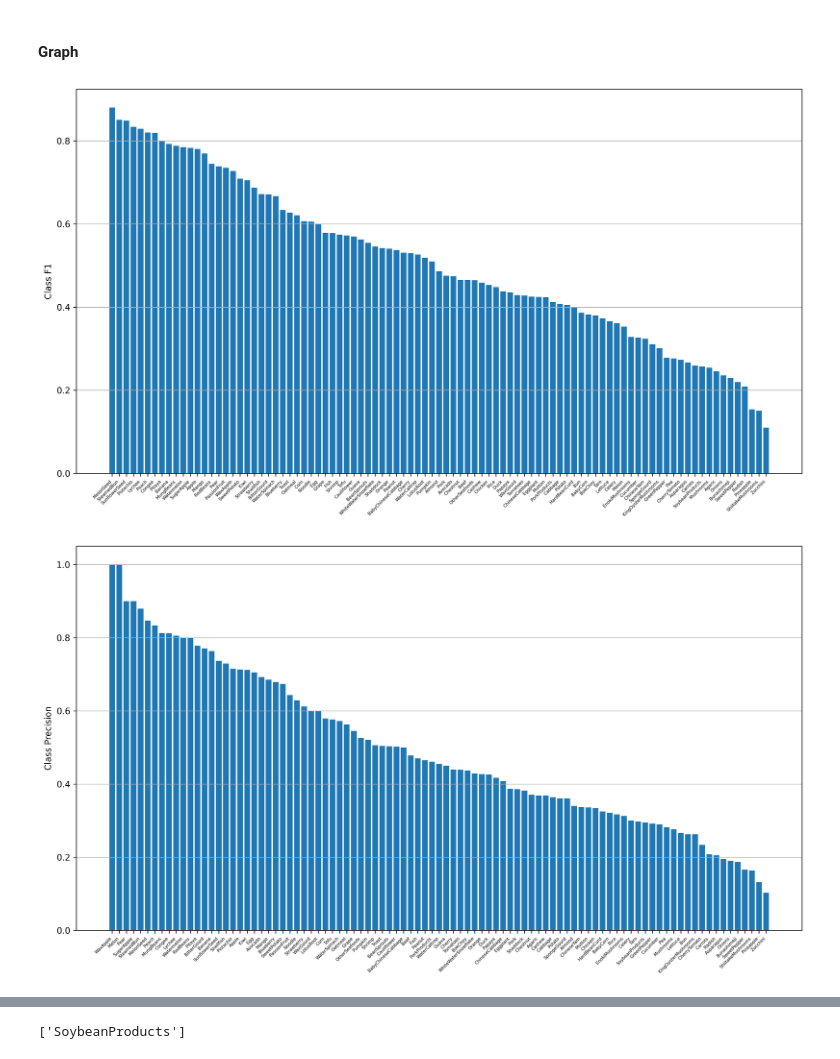
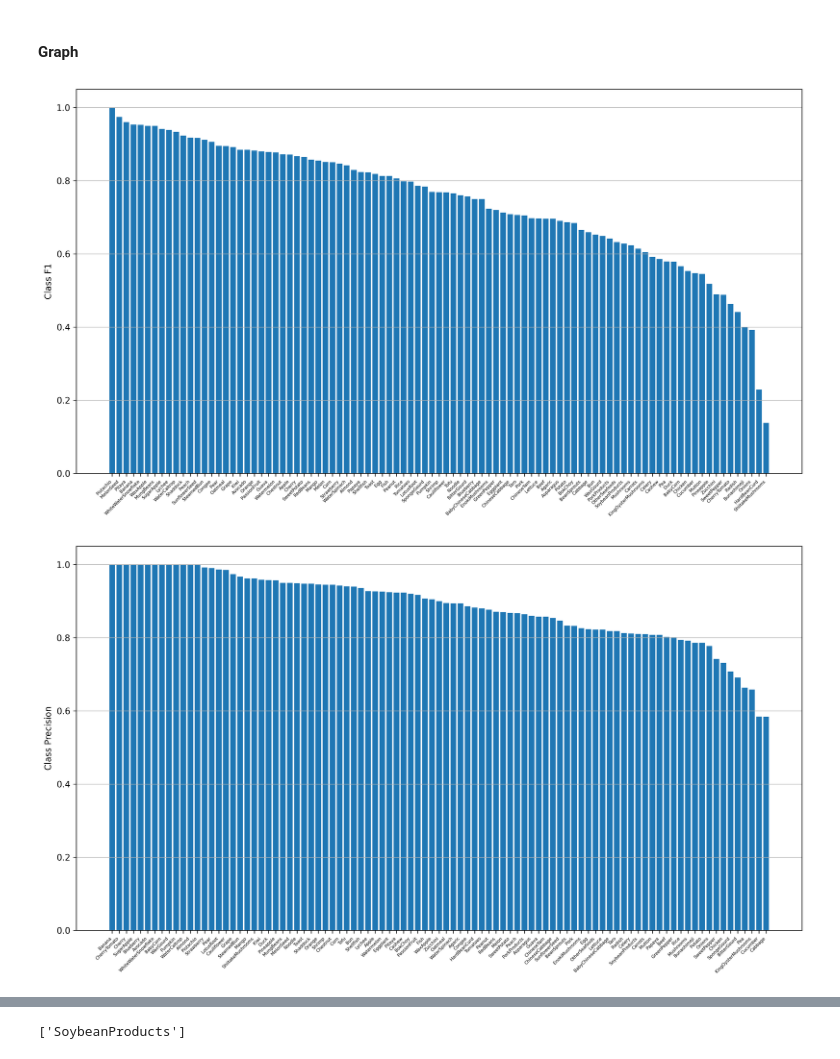
Before and after one commit to BEN425/Food93ClassificationModel, a Jupyter notebook: FoodImageCode/test.ipynb, the cells around one changed output, grey strips where cells are left out. Saved outputs shown, nothing was run; the diff lists cells and outputs as text; code cells hidden in the pictures.

```diff
--- a/FoodImageCode/test.ipynb
+++ b/FoodImageCode/test.ipynb
@@ -72,24 +72,27 @@ class_en_ch = [i.split() for i in lines]
 # %%
 # Load model
 def load_model(cp_path: str) :
-    cp = torch.load(cp_path, map_location=device)
+
+    cp = torch.load(cp_path, map_location="cpu")
+
     model = ModifiedResNet(3, 64, cfg["MODEL"]["CATEGORY_NUM"])
     model.load_state_dict(cp["model"])
     model.to(device)
     model.eval()
     return model
 
-# checkpoint1 = "/home/msoc/ben_aifood/FoodImageCode/Results/checkpoints/5_17_single_alpha_25/5_17_ModifiedResNet50_93_epoch_29.pth.tar"
+checkpoint1 = "/home/msoc/ben_aifood/FoodImageCode/Results/checkpoints/3_21_focal_adam/3_21_ModifiedResNet50_93_epoch_29.pth.tar"
 # checkpoint1 = "6_5_ModifiedResNet50_93_epoch_25_original.pth.tar"
-# checkpoint2 = "/home/msoc/ben/FoodImageCode/Results/checkpoints/4_2_new_focal1/4_2_ModifiedResNet50_93_epoch_29.pth.tar"
-# checkpoint3 = "/home/msoc/ben_aifood/FoodImageCode/Results/checkpoints/7_31_aisingle_multi_8_1_ModifiedResNet50_93_epoch_13.pth.tar"
-checkpoint3 = "/home/msoc/ben_aifood/FoodImageCode/Results/checkpoints/7_31_aisingle_multi_8_1_ModifiedResNet50_93_epoch_13.pth.tar"
-# checkpoint4 = "/home/msoc/ben_aifood/FoodImageCode/Results/checkpoints/7_24_aisingle/7_25_ModifiedResNet50_93_epoch_14.pth.tar"
-# checkpoint5 = "/home/msoc/ben_aifood/FoodImageCode/Results/checkpoints/3_21_focal_adam/3_21_ModifiedResNet50_93_epoch_29.pth.tar"
+# checkpoint2 = "/home/msoc/ben_aifood/FoodImageCode/Results/checkpoints/7_24_aisingle/7_25_ModifiedResNet50_93_epoch_29.pth.tar"
+# checkpoint3 = "/home/msoc/ben_aifood/FoodImageCode/Results/checkpoints/8_3_ModifiedResNet50_93_epoch_9_focal25.pth.tar"
+# checkpoint3 = "/home/msoc/ben_aifood/FoodImageCode/Results/checkpoints/8_4_ModifiedResNet50_93_epoch_11_focal50.pth.tar"
+# checkpoint3 = "/home/msoc/ben_aifood/FoodImageCode/Results/checkpoints/8_4_ModifiedResNet50_93_epoch_14_focal75.pth.tar"
+# checkpoint4 = "/home/msoc/ben_aifood/FoodImageCode/Results/checkpoints/8_11_aisingle/8_12_ModifiedResNet50_93_epoch_9.pth.tar"
+# checkpoint5 = "/home/msoc/ben_aifood/FoodImageCode/Results/checkpoints/8_11_ModifiedResNet50_93_epoch_15_focal30.pth.tar"
 
-# model1 = load_model(checkpoint1)
-# model2 = load_model(checkpoint2)
-model1 = load_model(checkpoint3)
+model1 = load_model(checkpoint1)
+# model1 = load_model(checkpoint2)
+# model1 = load_model(checkpoint3)
 # model1 = load_model(checkpoint4)
 # model1 = load_model(checkpoint5)
 console.print(model1)
@@ -120,7 +123,7 @@ database_path  = cfg["DATA_BASE_DIR"]
 all_csv_path   = cfg["ALL_CSV_DIR"]
 train_csv_path = cfg["TRAIN_CSV_DIR"]
 test_csv_path  = cfg["TEST_CSV_DIR"]
-val_csv_path   = "/home/msoc/ben_aifood/FoodImageCode/Results/logs/7_31_aisingle_muli.csv"
+val_csv_path   = cfg["VALID_CSV_DIR"]
 console.print(all_csv_path)
 
 foodseg_path     = cfg["FOODSEG_DIR"]
@@ -485,7 +488,7 @@ def write_misclassify_cls(
 dataloader = FoodDataset(val_csv_path, transform=trfs, root=root_path)
 dataloader = DataLoader(
     dataloader,
-    batch_size=1,
+    batch_size=12,
     drop_last=True,
     shuffle=False,
     num_workers=cfg["WORKERS"],
@@ -528,21 +531,21 @@ class_fp2, class_fp_ratio2, class_fp_name2 = get_class_fp(torch.transpose(record
 #### Graph
 # %%
 # Sort accuracy
-class_f1 = sort_class_acc(record_dict["valid_class_f1"].detach().cpu())
-class_pr = sort_class_acc(record_dict["valid_class_precision"].detach().cpu())
-class_re = sort_class_acc(record_dict["valid_class_recall"].detach().cpu())
+class_f1 = sort_class_acc(record_dict["valid_class_f1"])
+class_pr = sort_class_acc(record_dict["valid_class_precision"])
+class_re = sort_class_acc(record_dict["valid_class_recall"])
 
 fig1 = plot_acc(class_f1, ylabel="Class F1", show=True)
 fig2 = plot_acc(class_pr, ylabel="Class Precision", show=True)
 fig3 = plot_acc(class_re, ylabel="Class Recall", show=True)
 
-fig1.savefig(f"{test_result_path}/aisinglefood/Class F1 100 epoch_15", bbox_inches=None)
-fig2.savefig(f"{test_result_path}/aisinglefood/Class Precision 100 epoch_15", bbox_inches=None)
-fig3.savefig(f"{test_result_path}/aisinglefood/Class Recall 100 epoch_15", bbox_inches=None)
+# fig1.savefig(f"{test_result_path}/aisinglefood/Class F1 focal30", bbox_inches=None)
+# fig2.savefig(f"{test_result_path}/aisinglefood/Class Precision focal30", bbox_inches=None)
+# fig3.savefig(f"{test_result_path}/aisinglefood/Class Recall focal30", bbox_inches=None)
 
 plt.close(fig1)
 plt.close(fig2)
 plt.close(fig3)
 # %% [output]
-[figure, old version]
+[figure, new version]
-[figure, old version]
+[figure, new version]
```
Also changed, not shown: parts of 4 cells of this notebook, 15 other files.
